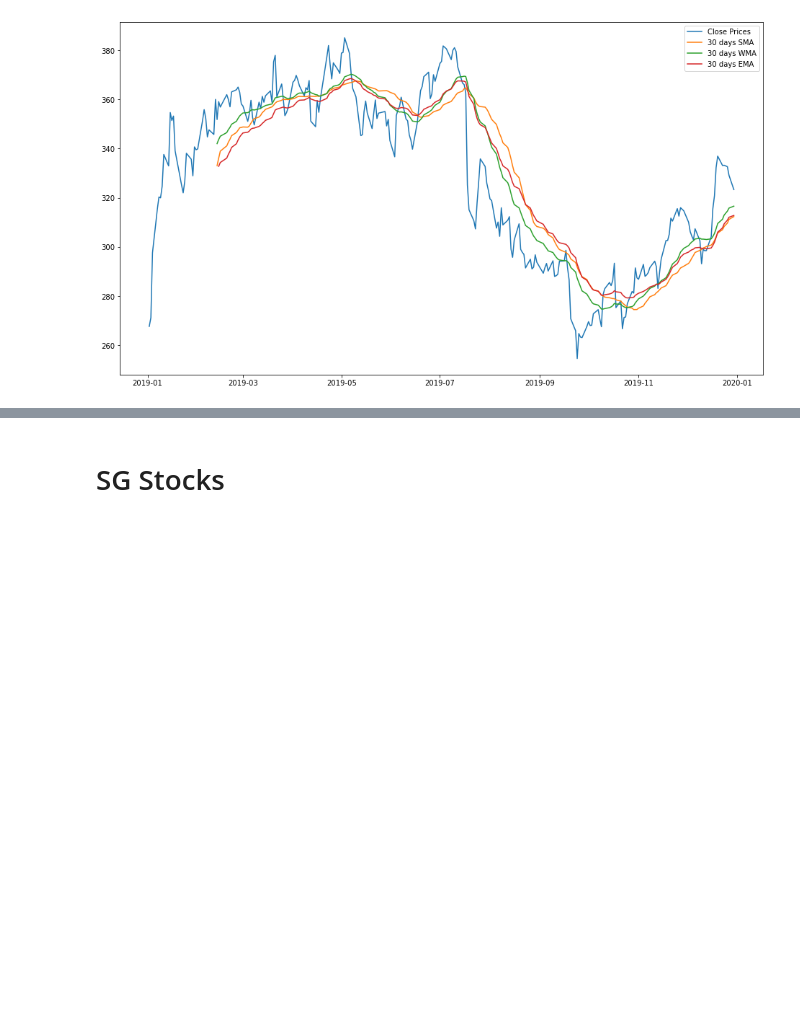
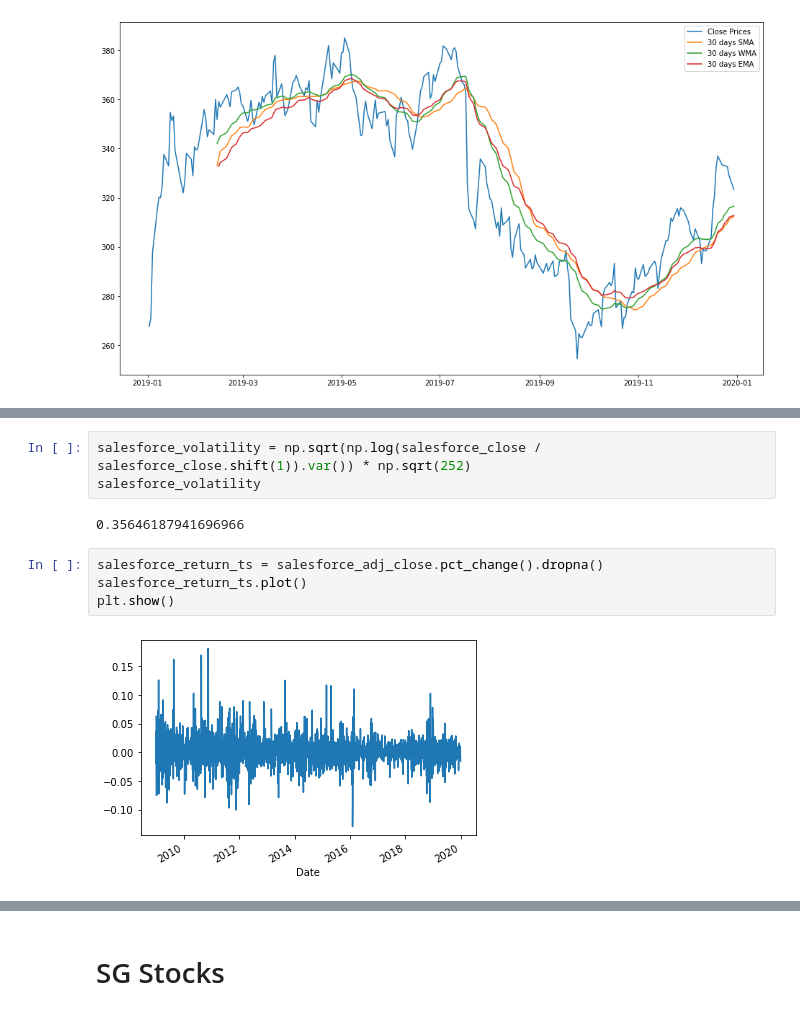
Before and after one commit to dvh549/Capital_Markets_in_China, a Jupyter notebook: playground.ipynb, the cells around one changed output, grey strips where cells are left out. Cells and saved outputs as stored; diff of their text form; blank space fills up the shorter version.

```diff
--- a/playground.ipynb
+++ b/playground.ipynb
@@ -137,0 +238,11 @@ pf.create_simple_tear_sheet(netflix_return_ts)
+# %%
+salesforce_volatility = np.sqrt(np.log(salesforce_close / salesforce_close.shift(1)).var()) * np.sqrt(252)
+salesforce_volatility
+# %% [output]
+0.35646187941696966
+# %%
+salesforce_return_ts = salesforce_adj_close.pct_change().dropna()
+salesforce_return_ts.plot()
+plt.show()
+# %% [output]
+[figure, added]
```
Also changed, not shown: parts of 24 cells of this notebook.
